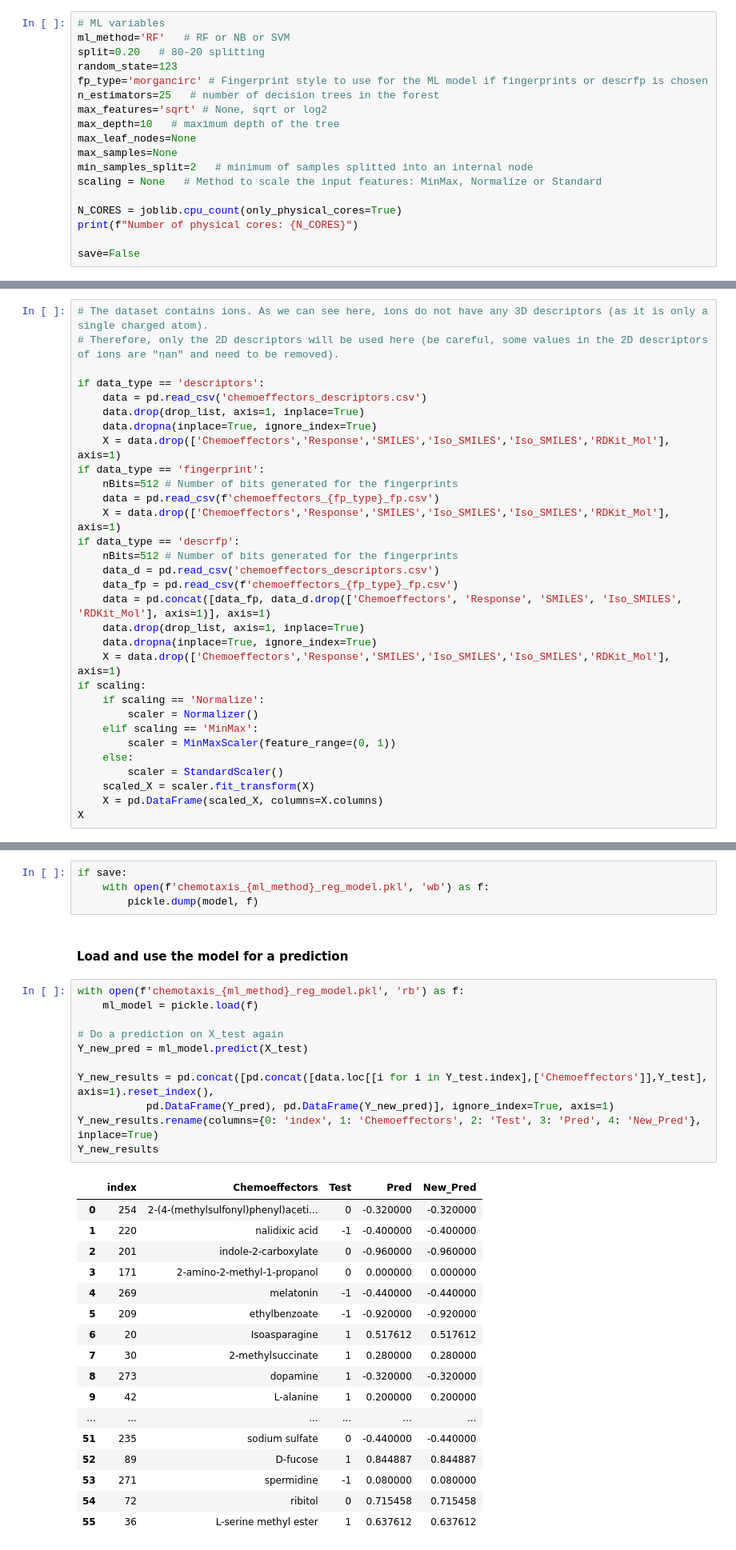
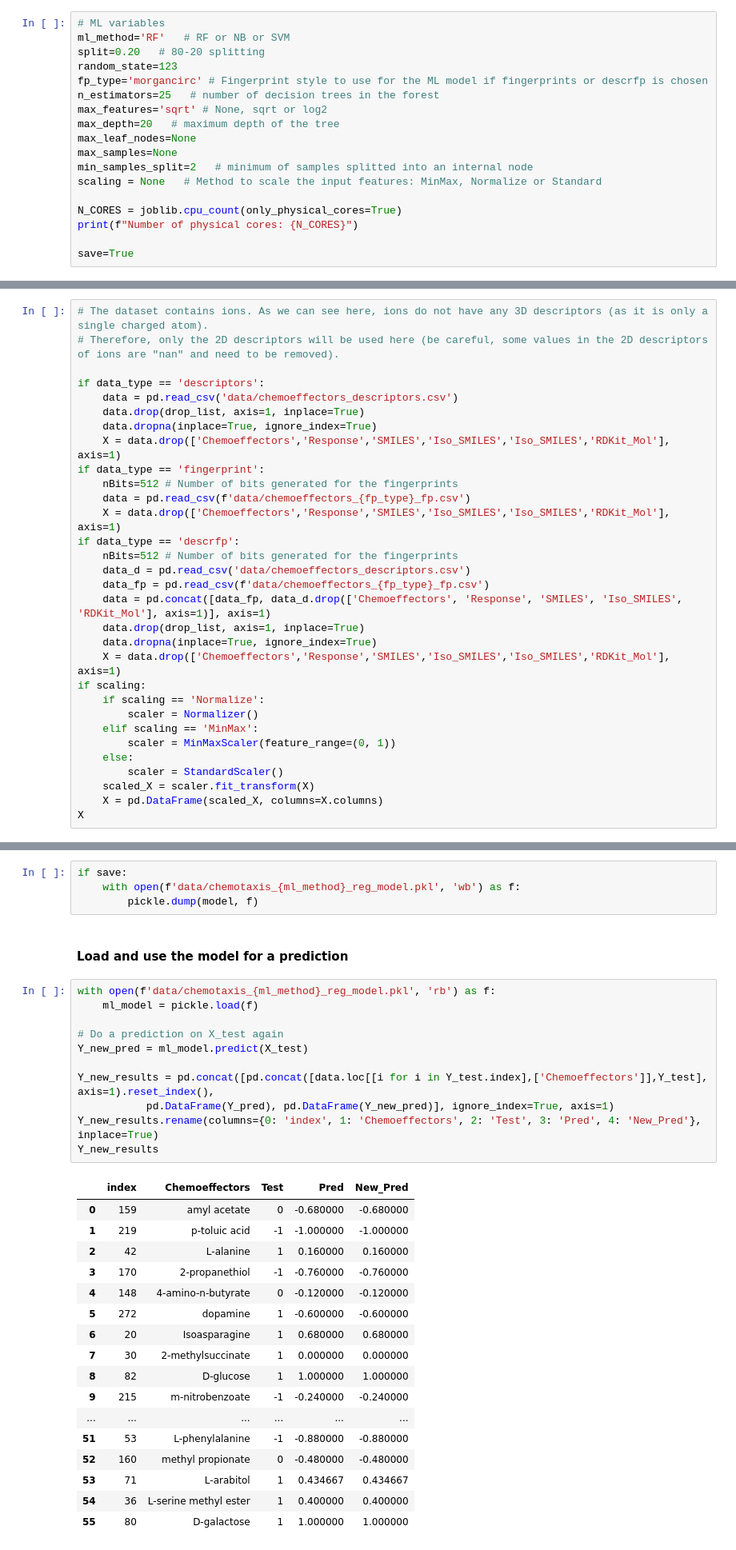
Before and after one commit to cvallee/CheML, a Jupyter notebook: ML_chemotaxis_e_coli_part4_Training.ipynb, the cells around one changed output, grey strips where cells are left out. Shown at 80% size. Saved outputs shown, nothing was run; the diff lists cells and outputs as text.

```diff
--- a/ML_chemotaxis_e_coli_part4_Training.ipynb
+++ b/ML_chemotaxis_e_coli_part4_Training.ipynb
@@ -44,7 +44,7 @@ random_state=123
 fp_type='morgancirc' # Fingerprint style to use for the ML model if fingerprints or descrfp is chosen
 n_estimators=25   # number of decision trees in the forest
 max_features='sqrt' # None, sqrt or log2
-max_depth=10   # maximum depth of the tree
+max_depth=20   # maximum depth of the tree
 max_leaf_nodes=None
 max_samples=None
 min_samples_split=2   # minimum of samples splitted into an internal node
@@ -53,7 +53,7 @@ scaling = None   # Method to scale the input features: MinMax, Normalize or Stan
 N_CORES = joblib.cpu_count(only_physical_cores=True)
 print(f"Number of physical cores: {N_CORES}")
 
-save=False
+save=True
 # %% [output]
 Number of physical cores: 4
 # %% [markdown]
@@ -65,18 +65,18 @@ Load one of the dataset with the fingerprint
 # Therefore, only the 2D descriptors will be used here (be careful, some values in the 2D descriptors of ions are "nan" and need to be removed).
 
 if data_type == 'descriptors':
-    data = pd.read_csv('chemoeffectors_descriptors.csv')
+    data = pd.read_csv('data/chemoeffectors_descriptors.csv')
     data.drop(drop_list, axis=1, inplace=True)
     data.dropna(inplace=True, ignore_index=True)
     X = data.drop(['Chemoeffectors','Response','SMILES','Iso_SMILES','Iso_SMILES','RDKit_Mol'], axis=1)
 if data_type == 'fingerprint':
     nBits=512 # Number of bits generated for the fingerprints
-    data = pd.read_csv(f'chemoeffectors_{fp_type}_fp.csv')
+    data = pd.read_csv(f'data/chemoeffectors_{fp_type}_fp.csv')
     X = data.drop(['Chemoeffectors','Response','SMILES','Iso_SMILES','Iso_SMILES','RDKit_Mol'], axis=1)
 if data_type == 'descrfp':
     nBits=512 # Number of bits generated for the fingerprints
-    data_d = pd.read_csv('chemoeffectors_descriptors.csv')
-    data_fp = pd.read_csv(f'chemoeffectors_{fp_type}_fp.csv')
+    data_d = pd.read_csv('data/chemoeffectors_descriptors.csv')
+    data_fp = pd.read_csv(f'data/chemoeffectors_{fp_type}_fp.csv')
     data = pd.concat([data_fp, data_d.drop(['Chemoeffectors', 'Response', 'SMILES', 'Iso_SMILES', 'RDKit_Mol'], axis=1)], axis=1)
     data.drop(drop_list, axis=1, inplace=True)
     data.dropna(inplace=True, ignore_index=True)
@@ -334,39 +334,39 @@ plt.show()
 ### Save the model
 # %%
 if save:
-    with open(f'chemotaxis_{ml_method}_reg_model.pkl', 'wb') as f:
+    with open(f'data/chemotaxis_{ml_method}_reg_model.pkl', 'wb') as f:
         pickle.dump(model, f)
 # %% [markdown]
 #### Load and use the model for a prediction
 # %%
-with open(f'chemotaxis_{ml_method}_reg_model.pkl', 'rb') as f:
+with open(f'data/chemotaxis_{ml_method}_reg_model.pkl', 'rb') as f:
     ml_model = pickle.load(f)
 
 # Do a prediction on X_test again
 Y_new_pred = ml_model.predict(X_test)
 
 Y_new_results = pd.concat([pd.concat([data.loc[[i for i in Y_test.index],['Chemoeffectors']],Y_test], axis=1).reset_index(),
            pd.DataFrame(Y_pred), pd.DataFrame(Y_new_pred)], ignore_index=True, axis=1)
 Y_new_results.rename(columns={0: 'index', 1: 'Chemoeffectors', 2: 'Test', 3: 'Pred', 4: 'New_Pred'}, inplace=True)
 Y_new_results
 # %% [output]
 |  | index | Chemoeffectors | Test | Pred | New_Pred |
-| 0 | 254 | 2-(4-(methylsulfonyl)phenyl)aceti... | 0 | -0.320000 | -0.320000 |
-| 1 | 220 | nalidixic acid | -1 | -0.400000 | -0.400000 |
-| 2 | 201 | indole-2-carboxylate | 0 | -0.960000 | -0.960000 |
-| 3 | 171 | 2-amino-2-methyl-1-propanol | 0 | 0.000000 | 0.000000 |
-| 4 | 269 | melatonin | -1 | -0.440000 | -0.440000 |
-| 5 | 209 | ethylbenzoate | -1 | -0.920000 | -0.920000 |
-| 6 | 20 | Isoasparagine | 1 | 0.517612 | 0.517612 |
-| 7 | 30 | 2-methylsuccinate | 1 | 0.280000 | 0.280000 |
-| 8 | 273 | dopamine | 1 | -0.320000 | -0.320000 |
-| 9 | 42 | L-alanine | 1 | 0.200000 | 0.200000 |
+| 0 | 159 | amyl acetate | 0 | -0.680000 | -0.680000 |
+| 1 | 219 | p-toluic acid | -1 | -1.000000 | -1.000000 |
+| 2 | 42 | L-alanine | 1 | 0.160000 | 0.160000 |
+| 3 | 170 | 2-propanethiol | -1 | -0.760000 | -0.760000 |
+| 4 | 148 | 4-amino-n-butyrate | 0 | -0.120000 | -0.120000 |
+| 5 | 272 | dopamine | 1 | -0.600000 | -0.600000 |
+| 6 | 20 | Isoasparagine | 1 | 0.680000 | 0.680000 |
+| 7 | 30 | 2-methylsuccinate | 1 | 0.000000 | 0.000000 |
+| 8 | 82 | D-glucose | 1 | 1.000000 | 1.000000 |
+| 9 | 215 | m-nitrobenzoate | -1 | -0.240000 | -0.240000 |
 | ... | ... | ... | ... | ... | ... |
-| 51 | 235 | sodium sulfate | 0 | -0.440000 | -0.440000 |
-| 52 | 89 | D-fucose | 1 | 0.844887 | 0.844887 |
-| 53 | 271 | spermidine | -1 | 0.080000 | 0.080000 |
-| 54 | 72 | ribitol | 0 | 0.715458 | 0.715458 |
-| 55 | 36 | L-serine methyl ester | 1 | 0.637612 | 0.637612 |
+| 51 | 53 | L-phenylalanine | -1 | -0.880000 | -0.880000 |
+| 52 | 160 | methyl propionate | 0 | -0.480000 | -0.480000 |
+| 53 | 71 | L-arabitol | 1 | 0.434667 | 0.434667 |
+| 54 | 36 | L-serine methyl ester | 1 | 0.400000 | 0.400000 |
+| 55 | 80 | D-galactose | 1 | 1.000000 | 1.000000 |
 # %% [markdown]
 NOTE: if the random state of the saved model was different than the new one, results will be slightly different
 # %% [markdown]
```
Also changed, not shown: parts of 14 cells of this notebook, 3 other files.
